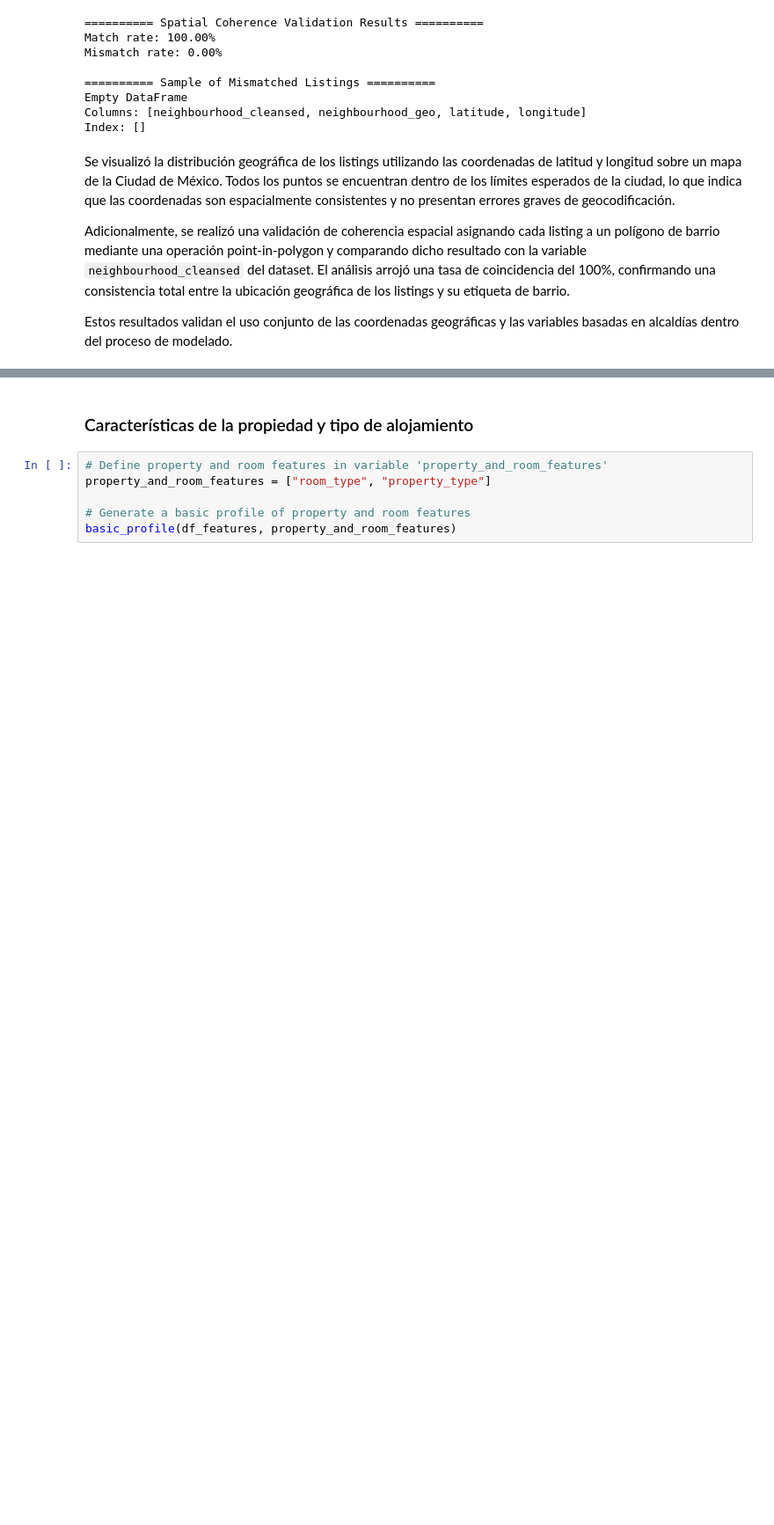
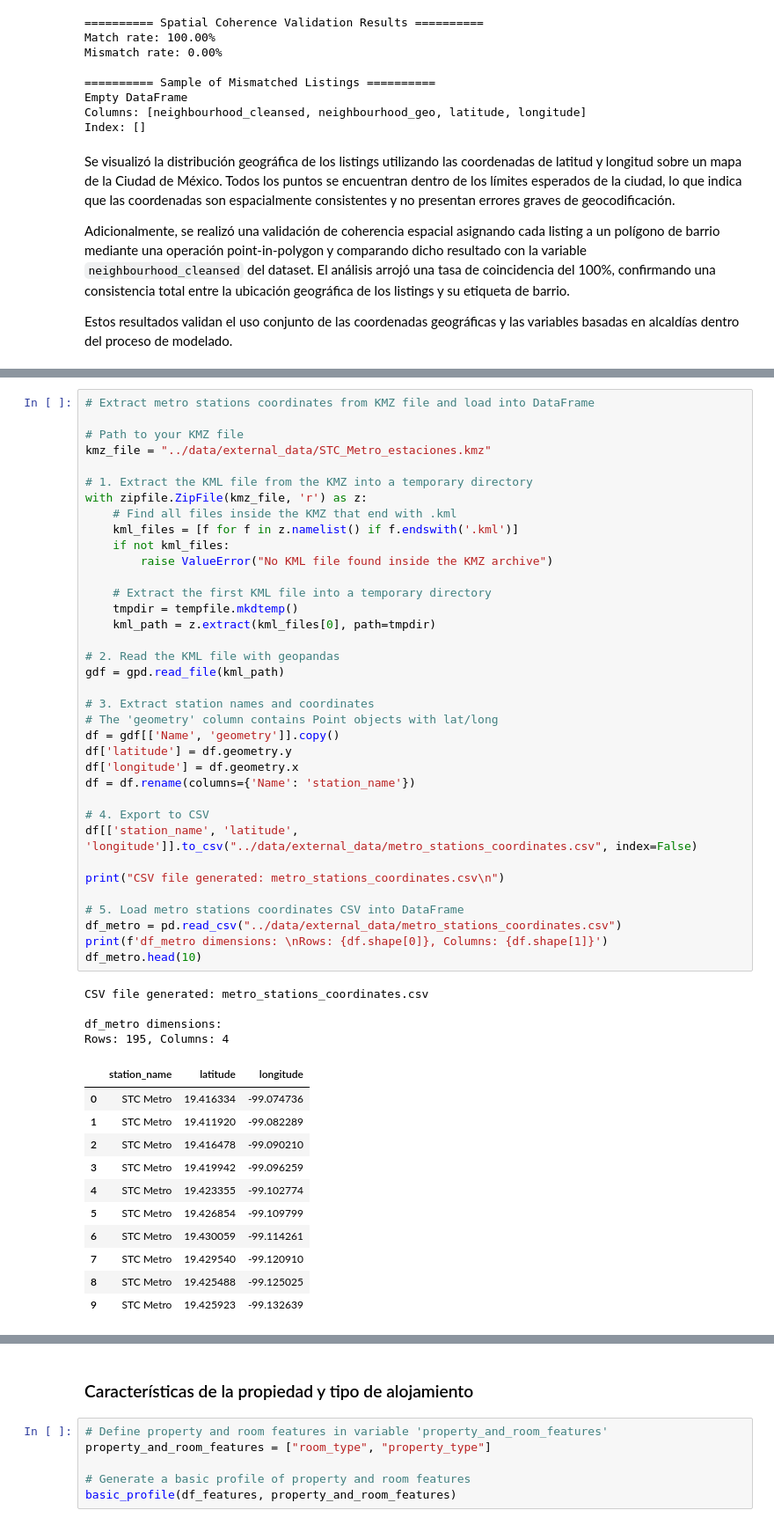
Before and after one commit to josue-rdgzcb/airbnb-price-prediction-cdmx, a Jupyter notebook: notebooks/01_data_exploration.ipynb, the cells around one changed output, grey strips where cells are left out. Shown at 88% size. Drawn from its saved outputs; the diff is of its cells as text; blank space fills up the shorter version.

```diff
--- a/notebooks/01_data_exploration.ipynb
+++ b/notebooks/01_data_exploration.ipynb
@@ -1609,0 +1625,52 @@ Estos resultados validan el uso conjunto de las coordenadas geográficas y las v
+# %%
+# Extract metro stations coordinates from KMZ file and load into DataFrame
+
+# Path to your KMZ file
+kmz_file = "../data/external_data/STC_Metro_estaciones.kmz"
+
+# 1. Extract the KML file from the KMZ into a temporary directory
+with zipfile.ZipFile(kmz_file, 'r') as z:
+    # Find all files inside the KMZ that end with .kml
+    kml_files = [f for f in z.namelist() if f.endswith('.kml')]
+    if not kml_files:
+        raise ValueError("No KML file found inside the KMZ archive")
+
+    # Extract the first KML file into a temporary directory
+    tmpdir = tempfile.mkdtemp()
+    kml_path = z.extract(kml_files[0], path=tmpdir)
+
+# 2. Read the KML file with geopandas
+gdf = gpd.read_file(kml_path)
+
+# 3. Extract station names and coordinates
+# The 'geometry' column contains Point objects with lat/long
+df = gdf[['Name', 'geometry']].copy()
+df['latitude'] = df.geometry.y
+df['longitude'] = df.geometry.x
+df = df.rename(columns={'Name': 'station_name'})
+
+# 4. Export to CSV
+df[['station_name', 'latitude', 'longitude']].to_csv("../data/external_data/metro_stations_coordinates.csv", index=False)
+
+print("CSV file generated: metro_stations_coordinates.csv\n")
+
+# 5. Load metro stations coordinates CSV into DataFrame
+df_metro = pd.read_csv("../data/external_data/metro_stations_coordinates.csv")
+print(f'df_metro dimensions: \nRows: {df.shape[0]}, Columns: {df.shape[1]}')
+df_metro.head(10)
+# %% [output]
+CSV file generated: metro_stations_coordinates.csv
+
+df_metro dimensions:
+Rows: 195, Columns: 4
+|  | station_name | latitude | longitude |
+| 0 | STC Metro | 19.416334 | -99.074736 |
+| 1 | STC Metro | 19.411920 | -99.082289 |
+| 2 | STC Metro | 19.416478 | -99.090210 |
+| 3 | STC Metro | 19.419942 | -99.096259 |
+| 4 | STC Metro | 19.423355 | -99.102774 |
+| 5 | STC Metro | 19.426854 | -99.109799 |
+| 6 | STC Metro | 19.430059 | -99.114261 |
+| 7 | STC Metro | 19.429540 | -99.120910 |
+| 8 | STC Metro | 19.425488 | -99.125025 |
+| 9 | STC Metro | 19.425923 | -99.132639 |
```
Also changed, not shown: parts of 64 cells of this notebook.
